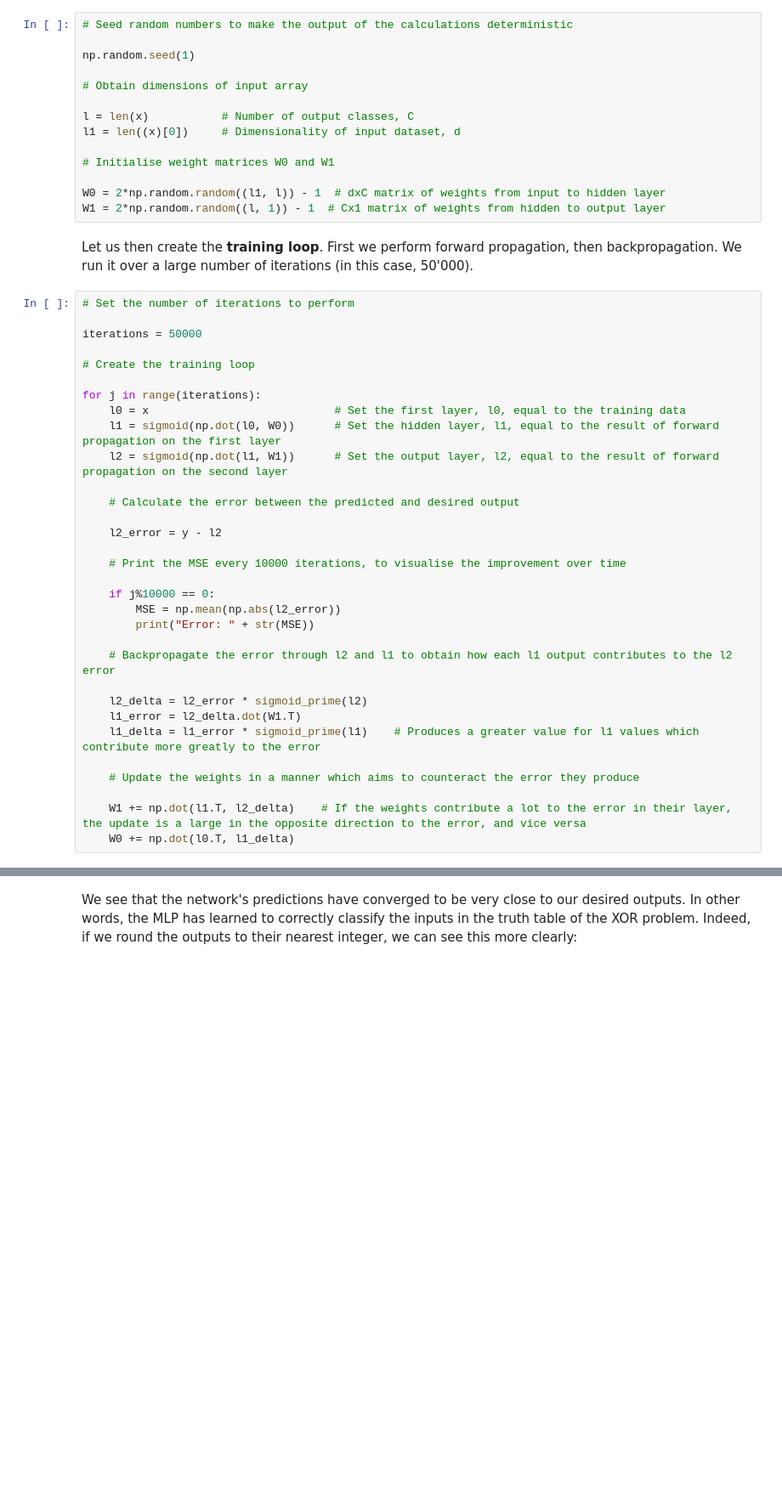
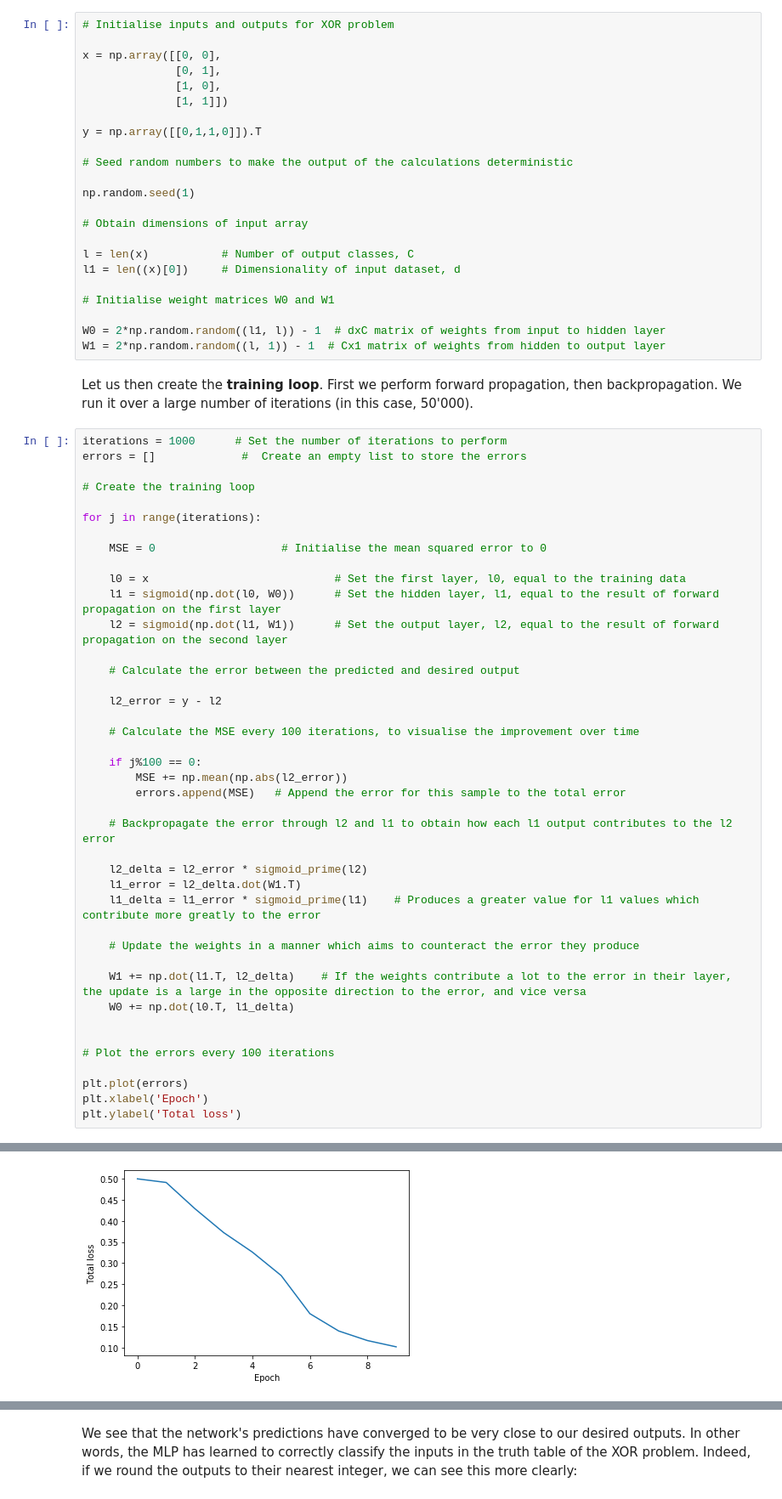
Before and after one commit to betsyherbert/PCBS_, a Jupyter notebook: PCBS Project Write-Up - Multilayer Perceptron.ipynb, the cells around one changed output, grey strips where cells are left out. Shown: that part at 85% size. Cells and saved outputs as stored; diff of their text form; blank space fills up the shorter version.

```diff
--- a/PCBS Project Write-Up - Multilayer Perceptron.ipynb
+++ b/PCBS Project Write-Up - Multilayer Perceptron.ipynb
@@ -172,4 +283,13 @@ With this theoretical background in place, let us now code a simple MLP, with on
 # %%
+# Initialise inputs and outputs for XOR problem
+
+x = np.array([[0, 0],
+              [0, 1],
+              [1, 0],
+              [1, 1]])
+
+y = np.array([[0,1,1,0]]).T
+
 # Seed random numbers to make the output of the calculations deterministic
 
 np.random.seed(1)
@@ -186,13 +306,15 @@ W1 = 2*np.random.random((l, 1)) - 1  # Cx1 matrix of weights from hidden to outp
 # %% [markdown]
 Let us then create the __training loop__. First we perform forward propagation, then backpropagation. We run it over a large number of iterations (in this case, 50'000).
 # %%
-# Set the number of iterations to perform
-
-iterations = 50000
+iterations = 1000      # Set the number of iterations to perform
+errors = []             #  Create an empty list to store the errors
 
 # Create the training loop
 
 for j in range(iterations):
+
+    MSE = 0                   # Initialise the mean squared error to 0
+
     l0 = x                            # Set the first layer, l0, equal to the training data
     l1 = sigmoid(np.dot(l0, W0))      # Set the hidden layer, l1, equal to the result of forward propagation on the first layer
     l2 = sigmoid(np.dot(l1, W1))      # Set the output layer, l2, equal to the result of forward propagation on the second layer
@@ -201,11 +323,11 @@ for j in range(iterations):
 
     l2_error = y - l2
 
-    # Print the MSE every 10000 iterations, to visualise the improvement over time
+    # Calculate the MSE every 100 iterations, to visualise the improvement over time
 
-    if j%10000 == 0:
-        MSE = np.mean(np.abs(l2_error))
-        print("Error: " + str(MSE))
+    if j%100 == 0:
+        MSE += np.mean(np.abs(l2_error))
+        errors.append(MSE)   # Append the error for this sample to the total error
 
     # Backpropagate the error through l2 and l1 to obtain how each l1 output contributes to the l2 error
 
@@ -217,4 +339,11 @@ for j in range(iterations):
 
     W1 += np.dot(l1.T, l2_delta)    # If the weights contribute a lot to the error in their layer, the update is a large in the opposite direction to the error, and vice versa
     W0 += np.dot(l0.T, l1_delta)
+
+
+# Plot the errors every 100 iterations
+
+plt.plot(errors)
+plt.xlabel('Epoch')
+plt.ylabel('Total loss')
 # %% [output]
@@ -226 +351,2 @@ Error: 0.00850592237103725
+[figure, added]
 # %% [markdown]
```
Also changed, not shown: parts of 20 cells of this notebook.
